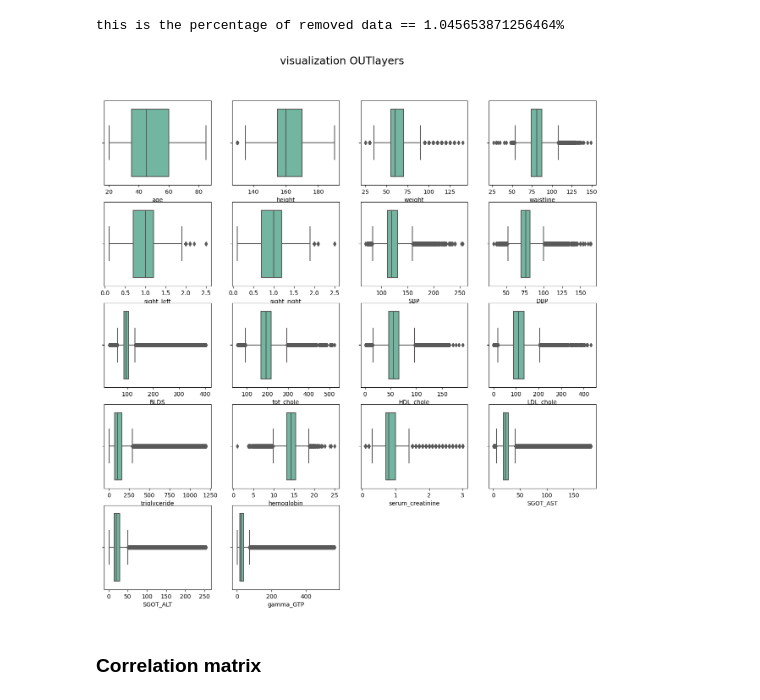
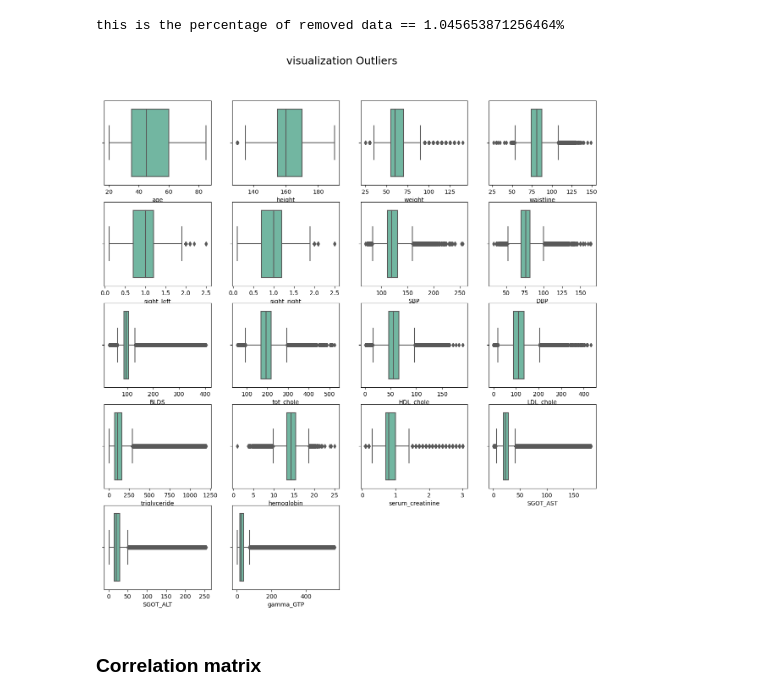
Before and after one commit to Santiago-Rosas/Deployment-LGBMClasiffier, a Jupyter notebook: notebooks/notebook.ipynb, the cells around one changed output. Drawn from its saved outputs; the diff is of its cells as text; code cells hidden in the pictures.

```diff
--- a/notebooks/notebook.ipynb
+++ b/notebooks/notebook.ipynb
@@ -12,7 +12,7 @@ warnings.filterwarnings('ignore')
 # %%
 os.chdir("..")
 # %%
-df= pd.read_csv("./dataset/smoking_drinking.csv")
+df= pd.read_csv("./dataset/data.csv")
 df.shape
 # %% [output]
 (577629, 24)
@@ -166,13 +168,13 @@ this is the percentage of removed data == 1.045653871256464%
 # %%
 ##we can check again the data
 fig = plt.figure(figsize = (15,15))
-fig.suptitle("visualization OUTlayers", fontsize=18, y=0.95)
+fig.suptitle("visualization Outliers", fontsize=18, y=0.95)
 for i,col in enumerate(numeric_cols):
     ax=fig.add_subplot(5,4,i+1)
     sns.boxplot(data=df_2, x=col, ax=ax, palette="Set2")
 plt.show()
 # %% [output]
-[figure, old version]
+[figure, new version]
 # %% [markdown]
 ### Correlation matrix
 # %%
```
Also changed, not shown: parts of 5 cells of this notebook, 3 other files.
